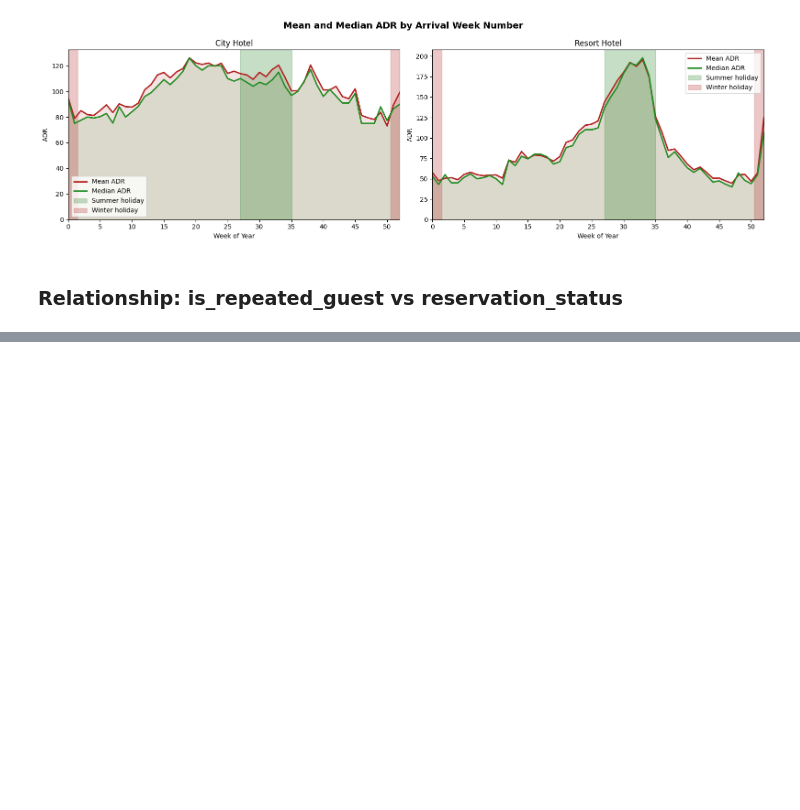
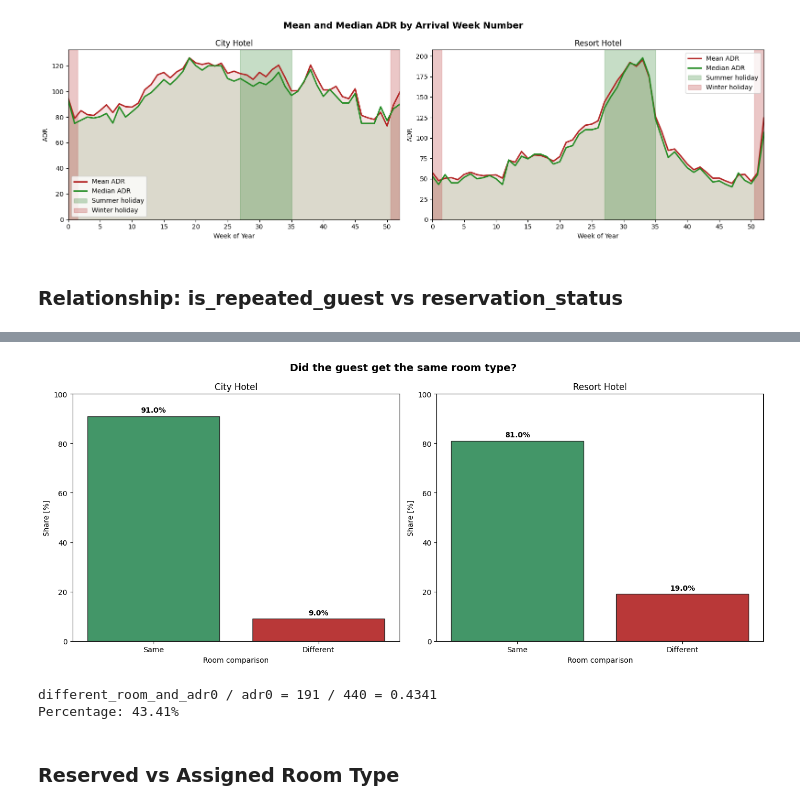
Before and after one commit to Kraszuuu/HotelBookingDemand, a Jupyter notebook: main.ipynb, the cells around one changed output, grey strips where cells are left out. Drawn from its saved outputs; the diff is of its cells as text; code cells hidden in the pictures; blank space fills up the shorter version.

```diff
--- a/main.ipynb
+++ b/main.ipynb
@@ -443,0 +437,75 @@ plt.show()
+# %%
+if "plotDf" not in globals():
+    plotDf = ds.copy()
+
+hotelValues = sorted(plotDf["hotel"].dropna().unique())
+
+fig, axes = plt.subplots(1, 2, figsize=(14, 6))
+fig.suptitle("Did the guest get the same room type?", fontsize=14, fontweight="bold")
+
+for idx, hotelName in enumerate(hotelValues):
+    hotelDf = plotDf.loc[plotDf["hotel"] == hotelName, ["reserved_room_type", "assigned_room_type"]].dropna().copy()
+
+    hotelDf["room_match"] = np.where(
+        hotelDf["reserved_room_type"] == hotelDf["assigned_room_type"],
+        "Same",
+        "Different"
+    )
+
+    shareSeries = (
+        hotelDf["room_match"]
+        .value_counts(normalize=True)
+        .reindex(["Same", "Different"], fill_value=0)
+        .mul(100)
+    )
+
+    ax = axes[idx]
+    bars = ax.bar(
+        shareSeries.index,
+        shareSeries.values,
+        color=["#2e8b57", "#b22222"],
+        edgecolor="#222222",
+        alpha=0.9
+    )
+
+    for bar in bars:
+        height = bar.get_height()
+        ax.text(
+            bar.get_x() + bar.get_width() / 2,
+            height + 1,
+            f"{height:.1f}%",
+            ha="center",
+            va="bottom",
+            fontsize=10,
+            fontweight="bold"
+        )
+
+    ax.set_title(f"{hotelName}")
+    ax.set_xlabel("Room comparison")
+    ax.set_ylabel("Share [%]")
+    ax.set_ylim(0, 100)
+
+plt.tight_layout()
+plt.show()
+# %% [output]
+[figure, added]
+# %%
+zeroAdrDf = ds.loc[ds["adr"] == 0, ["reserved_room_type", "assigned_room_type", "adr"]].copy()
+
+differentRoomAndZeroAdrCount = (
+    zeroAdrDf["reserved_room_type"] != zeroAdrDf["assigned_room_type"]
+).sum()
+
+totalZeroAdrCount = len(zeroAdrDf)
+
+if totalZeroAdrCount == 0:
+    print("No records with adr = 0.")
+else:
+    ratio = differentRoomAndZeroAdrCount / totalZeroAdrCount
+    print(f"different_room_and_adr0 / adr0 = {differentRoomAndZeroAdrCount} / {totalZeroAdrCount} = {ratio:.4f}")
+    print(f"Percentage: {ratio * 100:.2f}%")
+# %% [output]
+different_room_and_adr0 / adr0 = 191 / 440 = 0.4341
+Percentage: 43.41%
+# %% [markdown]
+### Reserved vs Assigned Room Type
```
Also changed, not shown: parts of 1 cell of this notebook.
